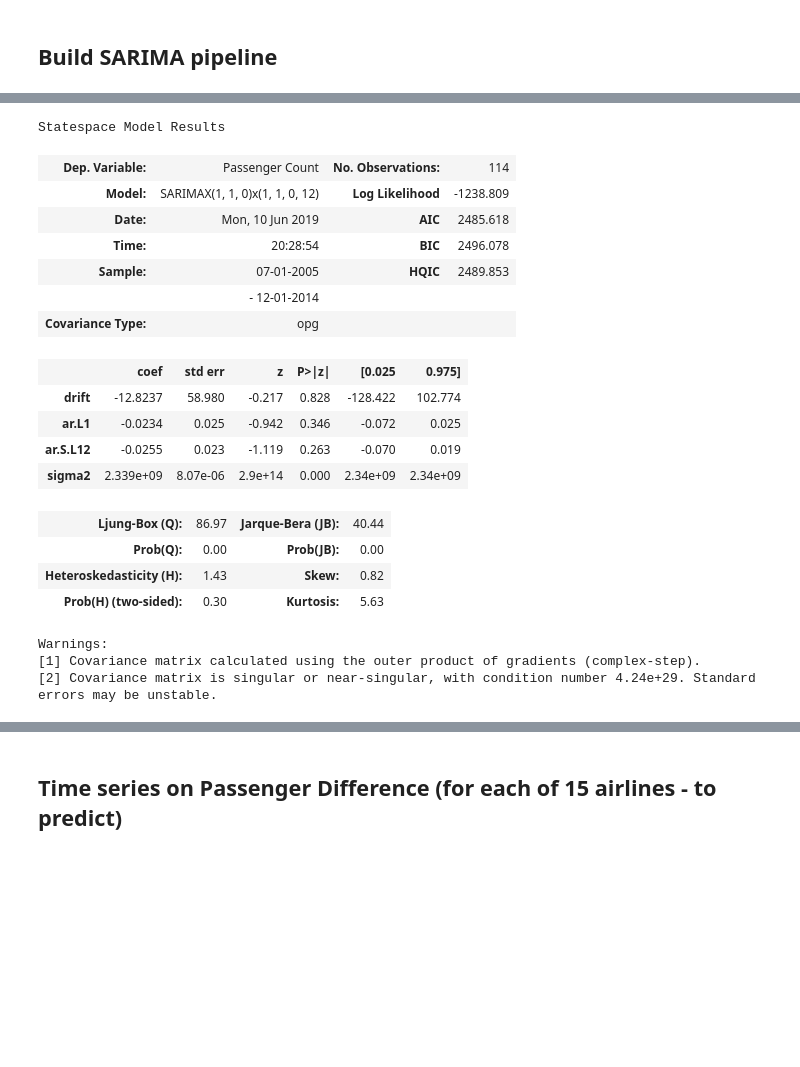
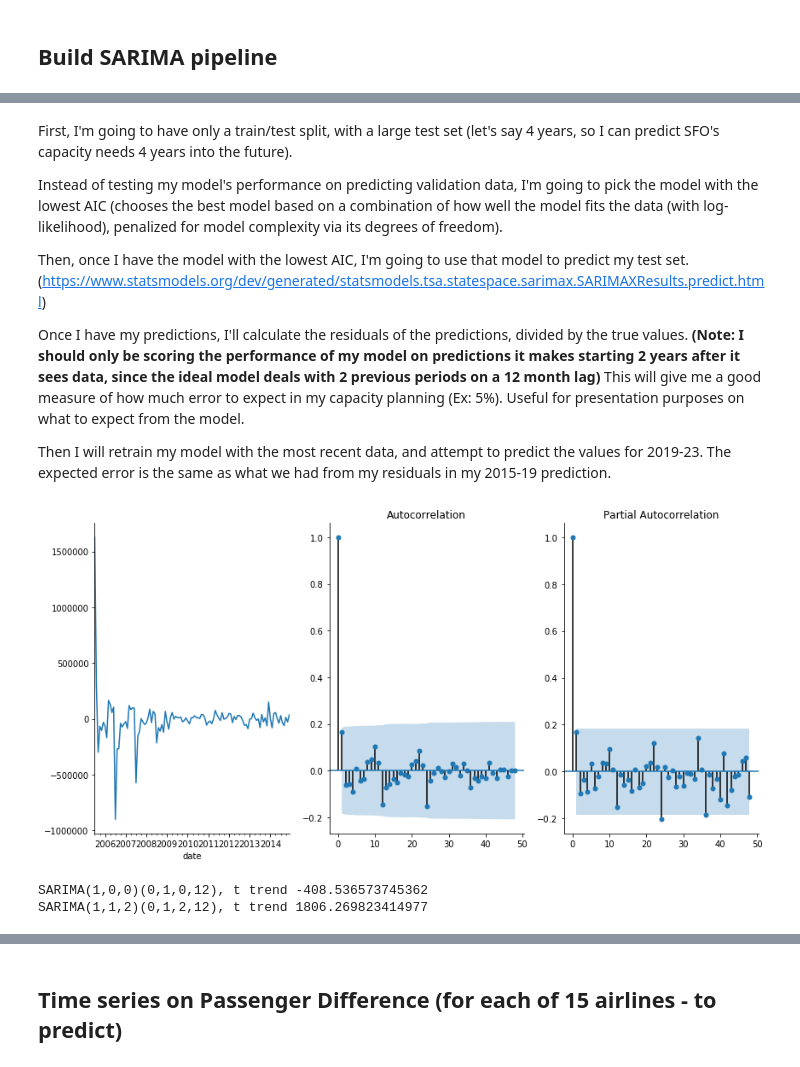
Before and after one commit to Alexandre987/SFO_Time_Series, a Jupyter notebook: Demand_Forecasting.ipynb, the cells around one changed output, grey strips where cells are left out. Saved outputs shown, nothing was run; the diff lists cells and outputs as text; code cells hidden in the pictures; blank space fills up the shorter version.

```diff
--- a/Demand_Forecasting.ipynb
+++ b/Demand_Forecasting.ipynb
@@ -445,25 +463,23 @@ plots(dp_airport.diff()[1:], lags=24);
+# %% [markdown]
+First, I'm going to have only a train/test split, with a large test set (let's say 4 years, so I can predict SFO's capacity needs 4 years into the future).
+
+Instead of testing my model's performance on predicting validation data, I'm going to pick the model with the lowest AIC (chooses the best model based on a combination of how well the model fits the data (with log-likelihood), penalized for model complexity via its degrees of freedom).
+
+Then, once I have the model with the lowest AIC, I'm going to use that model to predict my test set. (https://www.statsmodels.org/dev/generated/statsmodels.tsa.statespace.sarimax.SARIMAXResults.predict.html)
+
+Once I have my predictions, I'll calculate the residuals of the predictions, divided by the true values. **(Note: I should only be scoring the performance of my model on predictions it makes starting 2 years after it sees data, since the ideal model deals with 2 previous periods on a 12 month lag)** This will give me a good measure of how much error to expect in my capacity planning (Ex: 5%). Useful for presentation purposes on what to expect from the model.
+
+Then I will retrain my model with the most recent data, and attempt to predict the values for 2019-23. The expected error is the same as what we had from my residuals in my 2015-19 prediction.
 # %%
-# Test cell to see how 1 SARIMA works
-sar = SARIMAX(train, order=(1,1,0), seasonal_order=(1,1,0,12), trend='t').fit()
-sar.summary()
+best_sarima = SARIMAX(train, order=(1,1,2), seasonal_order=(0,1,2,12), trend='t',
+                      enforce_stationarity=False, enforce_invertibility=False).fit()
-# %% [output]
-Statespace Model Results
-| Dep. Variable: | Passenger Count | No. Observations: | 114 |
-| Model: | SARIMAX(1, 1, 0)x(1, 1, 0, 12) | Log Likelihood | -1238.809 |
-| Date: | Mon, 10 Jun 2019 | AIC | 2485.618 |
-| Time: | 20:28:54 | BIC | 2496.078 |
-| Sample: | 07-01-2005 | HQIC | 2489.853 |
-|  | - 12-01-2014 |  |  |
-| Covariance Type: | opg |  |  |
-|  | coef | std err | z | P>|z| | [0.025 | 0.975] |
-| drift | -12.8237 | 58.980 | -0.217 | 0.828 | -128.422 | 102.774 |
-| ar.L1 | -0.0234 | 0.025 | -0.942 | 0.346 | -0.072 | 0.025 |
-| ar.S.L12 | -0.0255 | 0.023 | -1.119 | 0.263 | -0.070 | 0.019 |
-| sigma2 | 2.339e+09 | 8.07e-06 | 2.9e+14 | 0.000 | 2.34e+09 | 2.34e+09 |
-| Ljung-Box (Q): | 86.97 | Jarque-Bera (JB): | 40.44 |
-| Prob(Q): | 0.00 | Prob(JB): | 0.00 |
-| Heteroskedasticity (H): | 1.43 | Skew: | 0.82 |
-| Prob(H) (two-sided): | 0.30 | Kurtosis: | 5.63 |
-Warnings:
-[1] Covariance matrix calculated using the outer product of gradients (complex-step).
-[2] Covariance matrix is singular or near-singular, with condition number 4.24e+29. Standard errors may be unstable.
+# %%
+plots(best_sarima.resid, lags = 48)
+# %% [output]
+[figure, added]
+# %%
+print(min(sar_aic, key = sar_aic.get), sar_aic[min(sar_aic, key = sar_aic.get)])
+print('SARIMA(1,1,2)(0,1,2,12), t trend', best_sarima.aic)
+# %% [output]
+SARIMA(1,0,0)(0,1,0,12), t trend -408.536573745362
+SARIMA(1,1,2)(0,1,2,12), t trend 1806.269823414977
```
Also changed, not shown: parts of 36 cells of this notebook.
